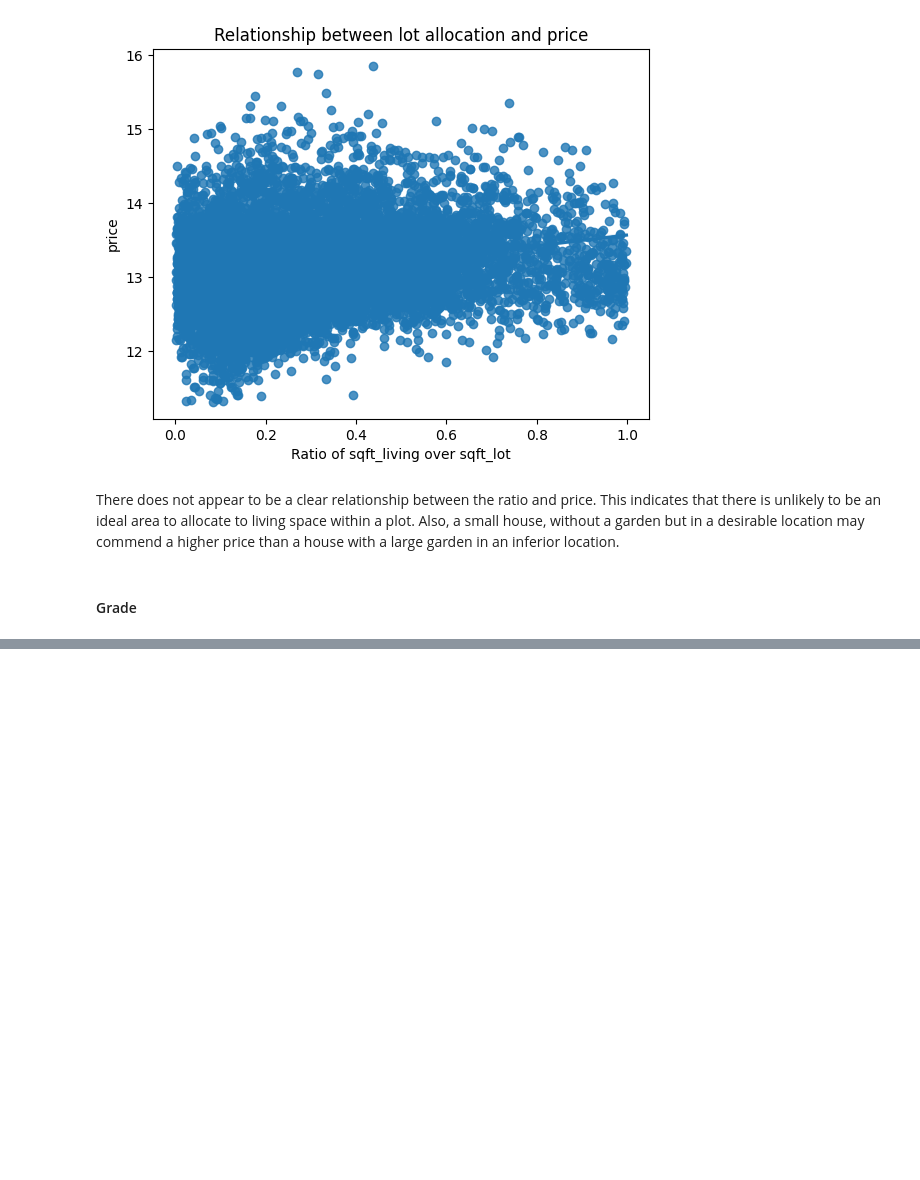
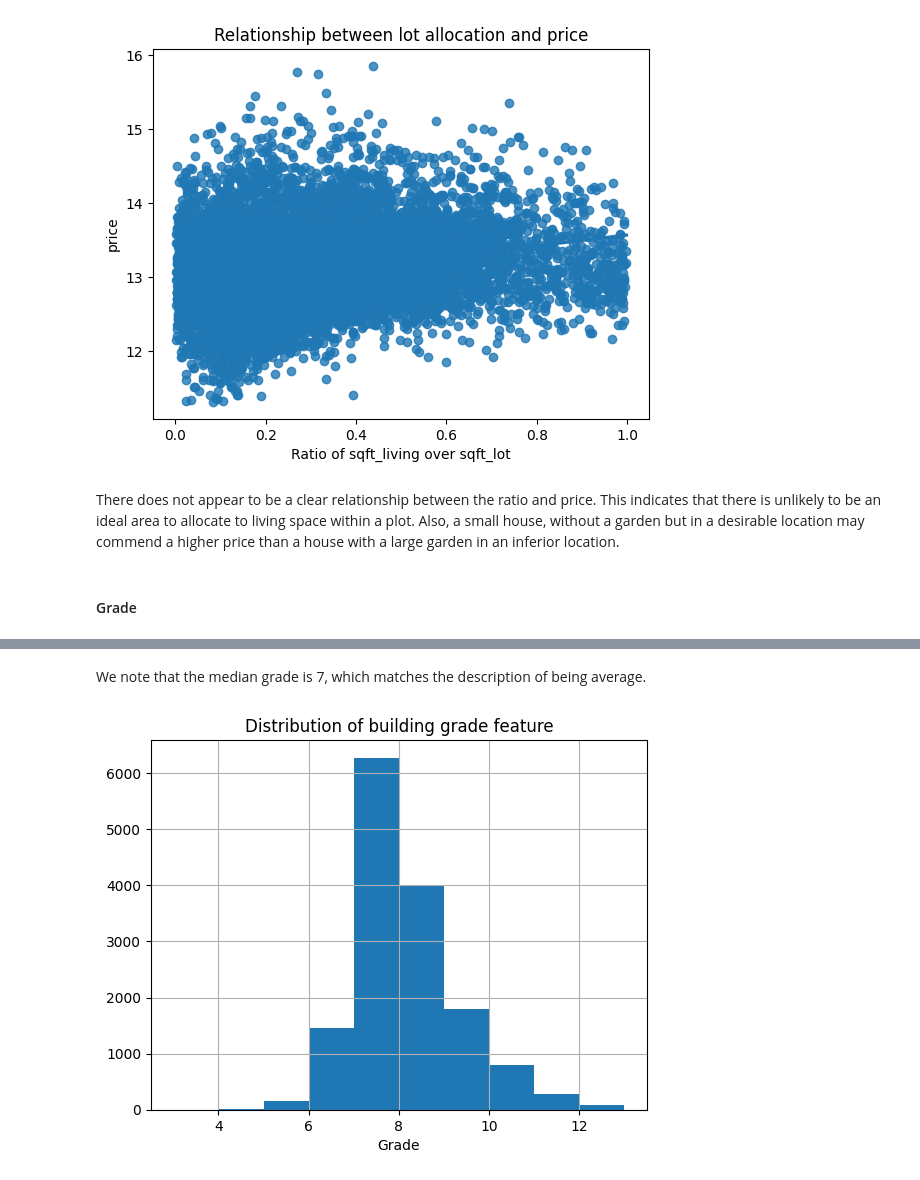
Before and after one commit to ShamlaA/Phase-2-Group-17-Project, a Jupyter notebook: Work_in_Progress/Zenah.ipynb, the cells around one changed output, grey strips where cells are left out. Cells and saved outputs as stored; diff of their text form; code cells hidden in the pictures; blank space fills up the shorter version.

```diff
--- a/Work_in_Progress/Zenah.ipynb
+++ b/Work_in_Progress/Zenah.ipynb
@@ -467,0 +489,10 @@ There does not appear to be a clear relationship between the ratio and price. Th
+# %% [markdown]
+We note that the median grade is 7, which matches the description of being average.
+# %%
+# Plot grade distribution
+df_1['grade'].hist()
+plt.title('Distribution of building grade feature')
+plt.xlabel('Grade')
+plt.show();
+# %% [output]
+[figure, added]
```
Also changed, not shown: parts of 17 cells of this notebook.
